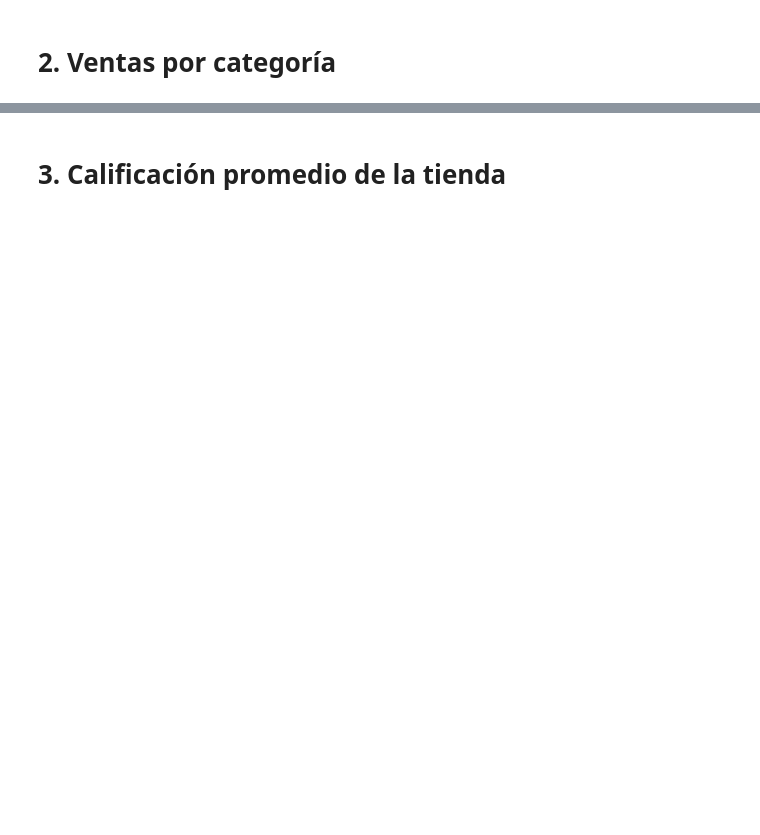
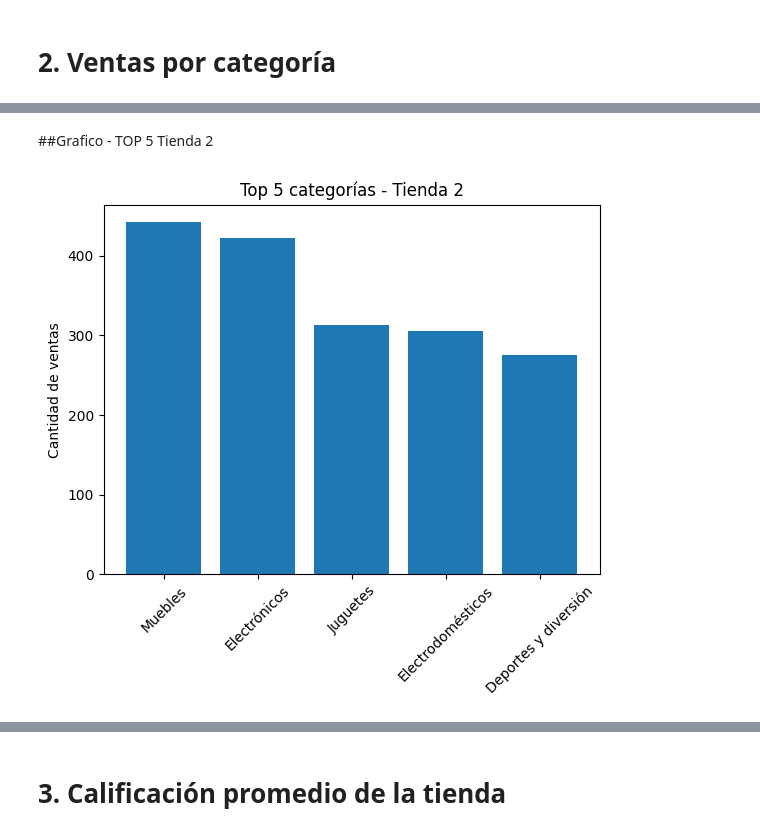
Before and after one commit to Nat-magui/alura-store-challenge, a Jupyter notebook: alura_store_challenge.ipynb, the cells around one changed output, grey strips where cells are left out. Cells and saved outputs as stored; diff of their text form; code cells hidden in the pictures; blank space fills up the shorter version.

```diff
--- a/alura_store_challenge.ipynb
+++ b/alura_store_challenge.ipynb
@@ -47,0 +352,12 @@ Columnas tienda1:
+# %% [markdown]
+##Grafico - TOP 5 Tienda 2
+# %%
+# Tienda 2
+top2 = ventas_cat_t2.head(5)
+plt.bar(top2.index, top2.values)
+plt.title("Top 5 categorías - Tienda 2")
+plt.ylabel("Cantidad de ventas")
+plt.xticks(rotation=45)
+plt.show()
+# %% [output]
+[figure, added]
```
Also changed, not shown: parts of 47 cells of this notebook.
